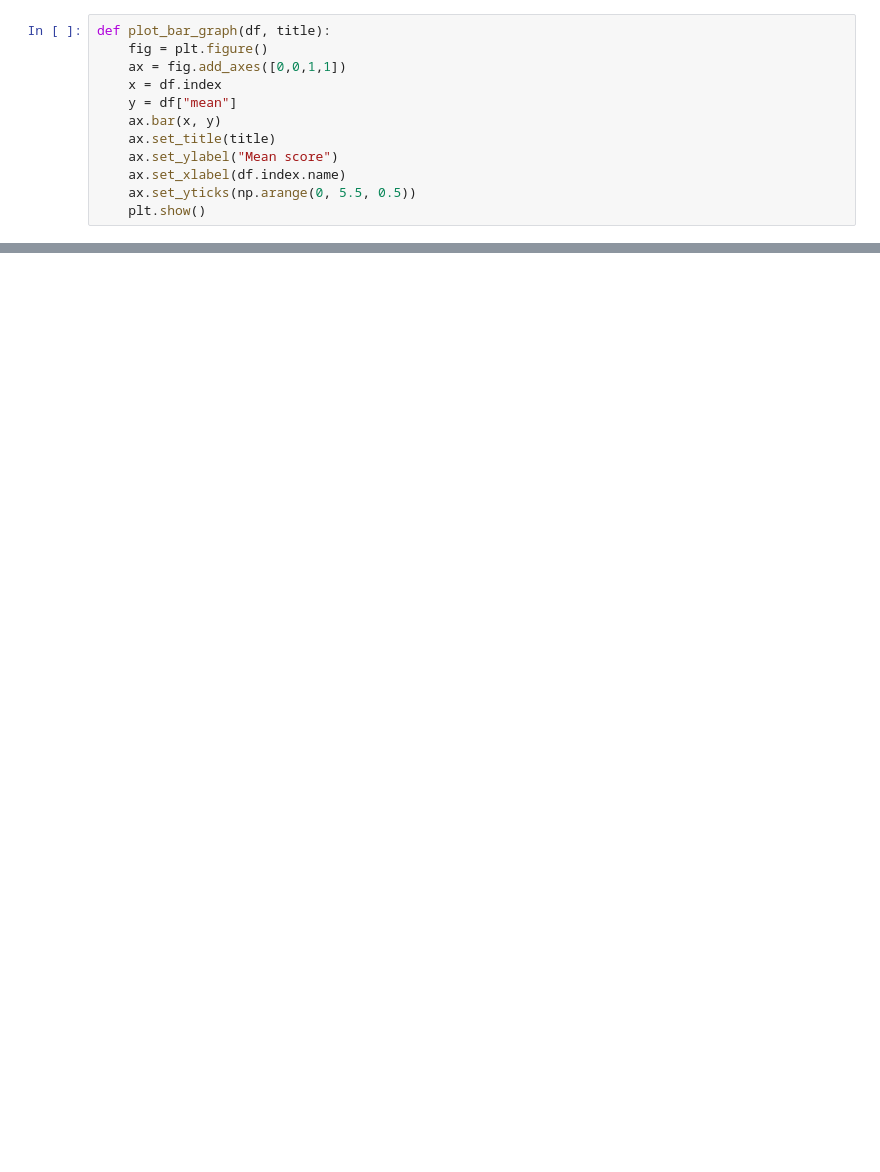
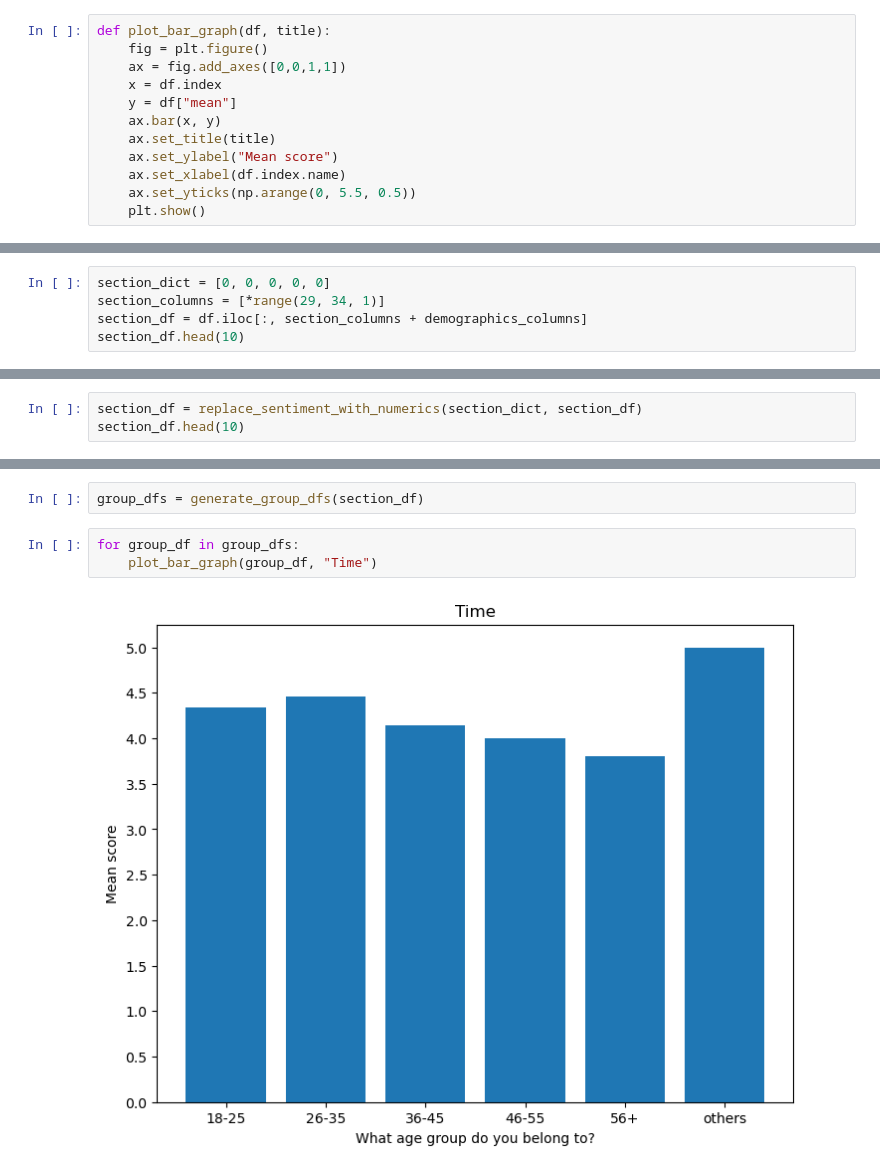
Before and after one commit to ragnarokatz/btm710_proposal_analysis, a Jupyter notebook: analysis.ipynb, the cells around one changed output, grey strips where cells are left out. Saved outputs shown, nothing was run; the diff lists cells and outputs as text; blank space fills up the shorter version.

```diff
--- a/analysis.ipynb
+++ b/analysis.ipynb
@@ -165,0 +247,5 @@ mental_df.head(10)
+# %%
+section_dict = [0, 0, 0, 0, 0]
+section_columns = [*range(29, 34, 1)]
+section_df = df.iloc[:, section_columns + demographics_columns]
+section_df.head(10)
@@ -165,0 +264,3 @@ mental_df.head(10)
+# %%
+section_df = replace_sentiment_with_numerics(section_dict, section_df)
+section_df.head(10)
@@ -165,0 +294,7 @@ mental_df.head(10)
+# %%
+group_dfs = generate_group_dfs(section_df)
+# %%
+for group_df in group_dfs:
+    plot_bar_graph(group_df, "Time")
+# %% [output]
+[figure, added]
```
Also changed, not shown: parts of 69 cells of this notebook.
